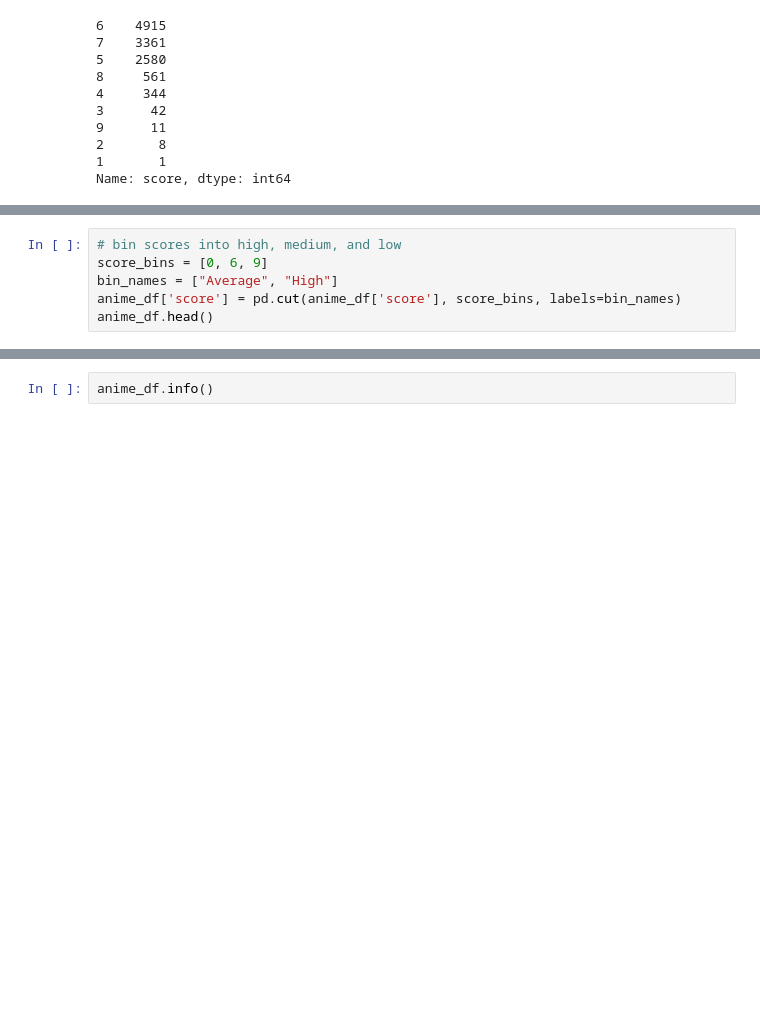
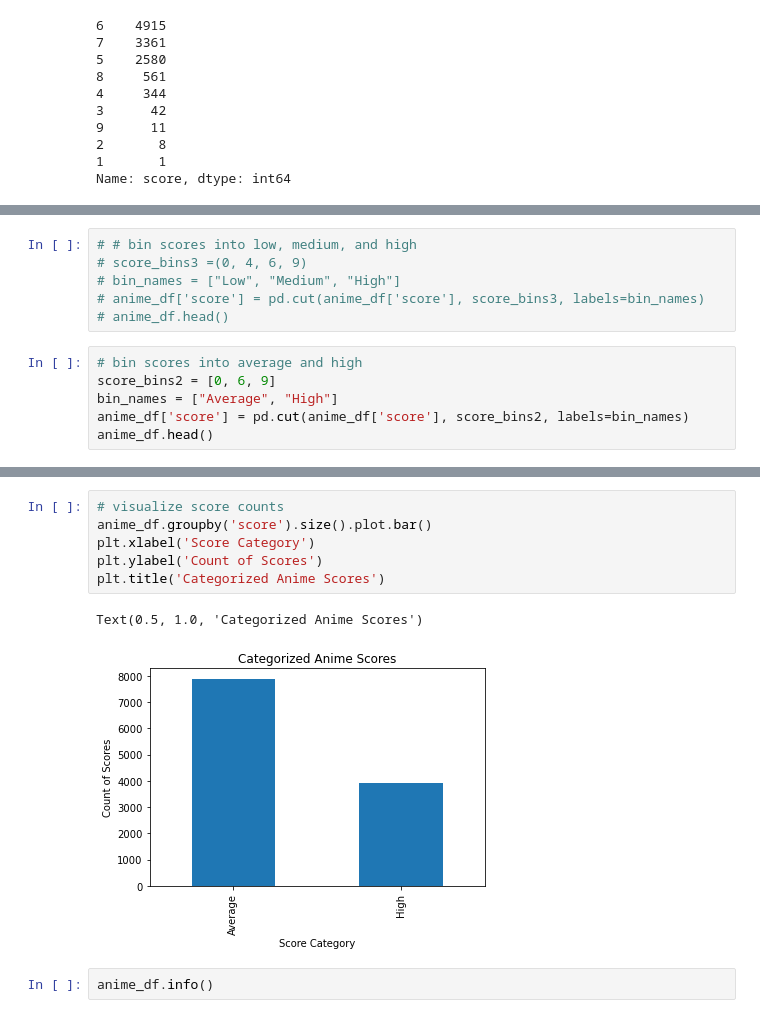
Before and after one commit to Megreid23/final_project, a Jupyter notebook: anime_project.ipynb, the cells around one changed output, grey strips where cells are left out. Saved outputs shown, nothing was run; the diff lists cells and outputs as text; blank space fills up the shorter version.

```diff
--- a/anime_project.ipynb
+++ b/anime_project.ipynb
@@ -261,8 +282,14 @@ ax = score_counts.plot.bar(x='score')
+# %%
+# # bin scores into low, medium, and high
+# score_bins3 =(0, 4, 6, 9)
+# bin_names = ["Low", "Medium", "High"]
+# anime_df['score'] = pd.cut(anime_df['score'], score_bins3, labels=bin_names)
+# anime_df.head()
 # %%
-# bin scores into high, medium, and low
-score_bins = [0, 6, 9]
+# bin scores into average and high
+score_bins2 = [0, 6, 9]
 bin_names = ["Average", "High"]
-anime_df['score'] = pd.cut(anime_df['score'], score_bins, labels=bin_names)
+anime_df['score'] = pd.cut(anime_df['score'], score_bins2, labels=bin_names)
 anime_df.head()
 # %% [output]
 |  | anime_id | title | type | score | scored_by | status | episodes | source | members | favorites | ... |
@@ -271,6 +298,15 @@ anime_df.head()
 | 2 | 38524 | Shingeki no Kyojin Season 3 Part 2 | tv | High | 1329500 | finished_airing | 10.0 | Non-Original | 1881734 | 51931 | ... |
 | 3 | 9253 | Steins;Gate | tv | High | 1252286 | finished_airing | 24.0 | Non-Original | 2269121 | 173088 | ... |
 | 4 | 28851 | Koe no Katachi | movie | High | 1398608 | finished_airing | 1.0 | Non-Original | 2001335 | 77431 | ... |
+# %%
+# visualize score counts
+anime_df.groupby('score').size().plot.bar()
+plt.xlabel('Score Category')
+plt.ylabel('Count of Scores')
+plt.title('Categorized Anime Scores')
+# %% [output]
+Text(0.5, 1.0, 'Categorized Anime Scores')
+[figure, added]
 # %%
 anime_df.info()
 # %% [output]
```
Also changed, not shown: parts of 18 cells of this notebook, 7 other files.
